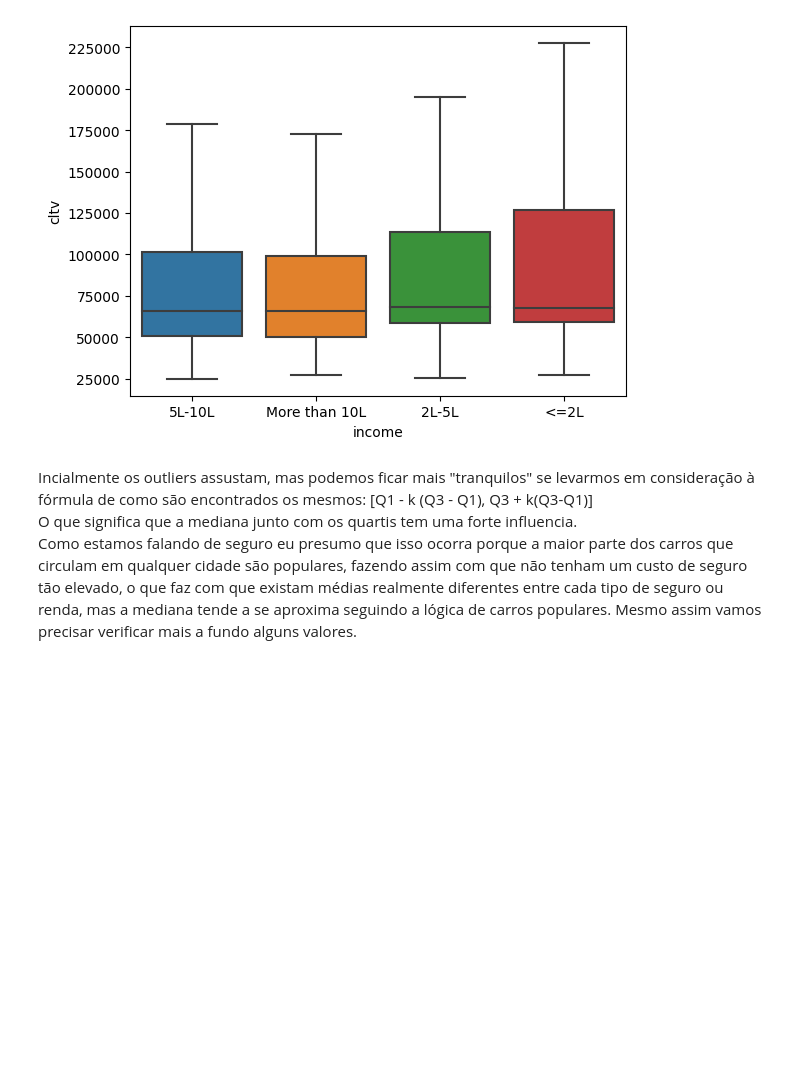
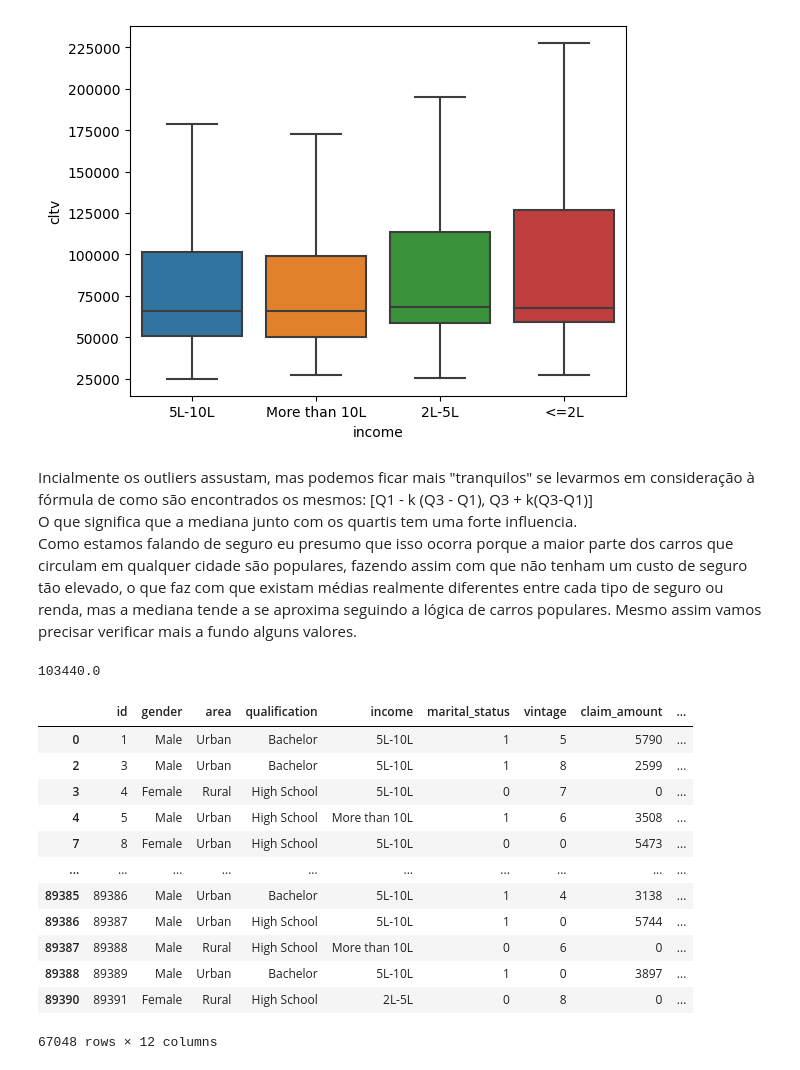
Before and after one commit to Gabriel07201/life_time_value_predictor, a Jupyter notebook: main.ipynb, the cells around one changed output. Cells and saved outputs as stored; diff of their text form; code cells hidden in the pictures; blank space fills up the shorter version.

```diff
--- a/main.ipynb
+++ b/main.ipynb
@@ -166,3 +166,23 @@ Incialmente os outliers assustam, mas podemos ficar mais "tranquilos" se levarmo
 O que significa que a mediana junto com os quartis tem uma forte influencia.
 Como estamos falando de seguro eu presumo que isso ocorra porque a maior parte dos carros que circulam em qualquer cidade são populares, fazendo assim com que não tenham um custo de seguro tão elevado, o que faz com que existam médias realmente diferentes entre cada tipo de seguro ou renda, mas a mediana tende a se aproxima seguindo  a lógica de carros populares.
 Mesmo assim vamos precisar verificar mais a fundo alguns valores.
+# %%
+np.percentile(df['cltv'], 75)
+# %% [output]
+103440.0
+# %%
+df.query('cltv <= 103440.0')
+# %% [output]
+|  | id | gender | area | qualification | income | marital_status | vintage | claim_amount | ... |
+| 0 | 1 | Male | Urban | Bachelor | 5L-10L | 1 | 5 | 5790 | ... |
+| 2 | 3 | Male | Urban | Bachelor | 5L-10L | 1 | 8 | 2599 | ... |
+| 3 | 4 | Female | Rural | High School | 5L-10L | 0 | 7 | 0 | ... |
+| 4 | 5 | Male | Urban | High School | More than 10L | 1 | 6 | 3508 | ... |
+| 7 | 8 | Female | Urban | High School | 5L-10L | 0 | 0 | 5473 | ... |
+| ... | ... | ... | ... | ... | ... | ... | ... | ... | ... |
+| 89385 | 89386 | Male | Urban | Bachelor | 5L-10L | 1 | 4 | 3138 | ... |
+| 89386 | 89387 | Male | Urban | High School | 5L-10L | 1 | 0 | 5744 | ... |
+| 89387 | 89388 | Male | Rural | High School | More than 10L | 0 | 6 | 0 | ... |
+| 89388 | 89389 | Male | Urban | Bachelor | 5L-10L | 1 | 0 | 3897 | ... |
+| 89390 | 89391 | Female | Rural | High School | 2L-5L | 0 | 8 | 0 | ... |
+67048 rows × 12 columns
```
Also changed, not shown: parts of 23 cells of this notebook, 1 other file.
